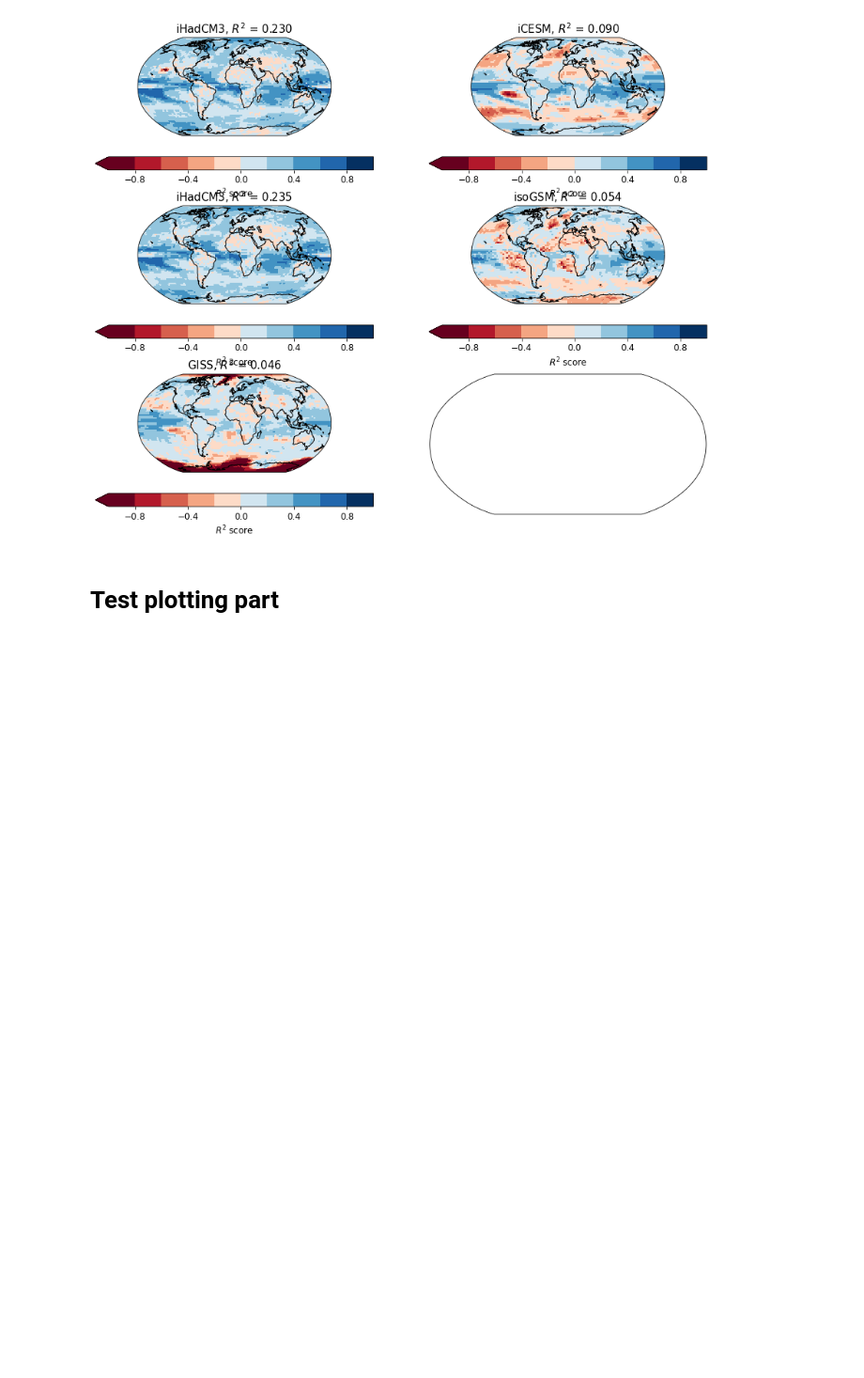
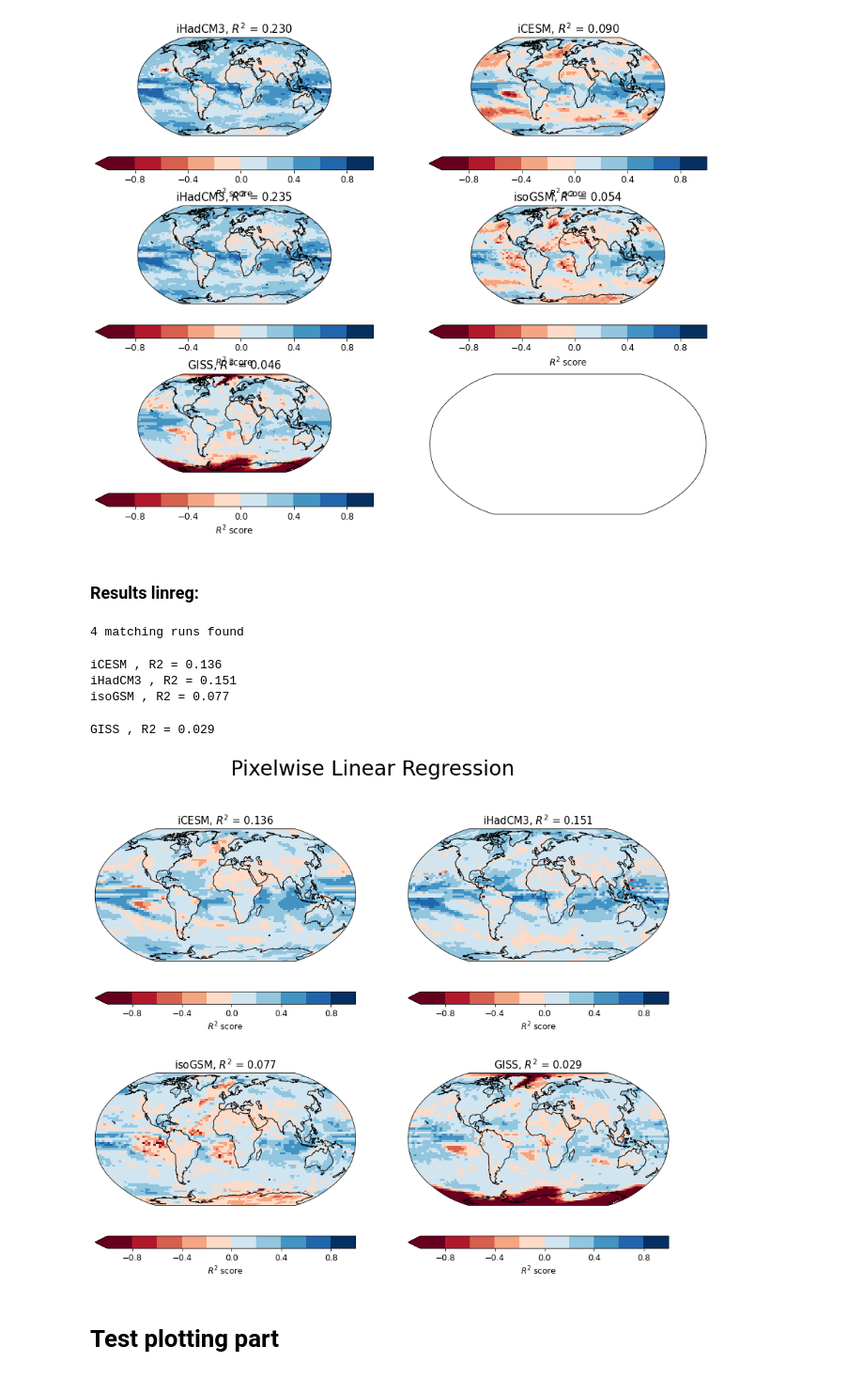
Before and after one commit to jonathanwider/isoEm, a Jupyter notebook: Test_crossprediction.ipynb, the cells around one changed output. Shown at 94% size. Drawn from its saved outputs; the diff is of its cells as text; code cells hidden in the pictures; blank space fills up the shorter version.

Commit message:
linreg baseline for crossprediction

```diff
--- a/Test_crossprediction.ipynb
+++ b/Test_crossprediction.ipynb
@@ -379,12 +444,12 @@ descriptions, predictions, gt, masks = load_data_for_comparison(output_folder, c
 # %% [output]
 5 matching runs found
 # %%
-for i in range(len(gt)):
-    print(descriptions[i]["DATASET_DESCRIPTION"]["CLIMATE_MODEL"])
-    gt_mean = np.nanmean(gt[i],axis=(0,1))
-    plt.imshow(gt_mean)
-    plt.show()
-    plt.imshow(gt[i][0,0,...] - gt_mean, vmin=-3, vmax=3, cmap="RdBu")
-    plt.show()
-    plt.imshow(predictions[i][0,0,...] - gt_mean, vmin=-3, vmax=3, cmap="RdBu")
-    plt.show()
+# for i in range(len(gt)):
+    # print(descriptions[i]["DATASET_DESCRIPTION"]["CLIMATE_MODEL"])
+    # gt_mean = np.nanmean(gt[i],axis=(0,1))
+    # plt.imshow(gt_mean)
+    # plt.show()
+    # plt.imshow(gt[i][0,0,...] - gt_mean, vmin=-3, vmax=3, cmap="RdBu")
+    # plt.show()
+    # plt.imshow(predictions[i][0,0,...] - gt_mean, vmin=-3, vmax=3, cmap="RdBu")
+    # plt.show()
@@ -459,6 +510,39 @@ plt.savefig("Images/crossprediction.png")
 plt.show()
 # %% [output]
 [figure]
+# %% [markdown]
+### Results linreg:
+# %%
+c = {
+    "DATASET_DESCRIPTION": {"TIMESCALE": "YEARLY"},
+    "MODEL_TRAINING_DESCRIPTION": {"MODEL_TYPE": "LinReg_Pixelwise"}
+}
+descriptions, predictions, gt, masks = load_data_for_comparison(output_folder, c)
+# %% [output]
+4 matching runs found
+# %%
+r2_mean = np.zeros(len(gt))
+r2 = np.zeros((len(gt), gt[0].shape[-2], gt[0].shape[-1]))
+for i in range(len(gt)):
+    mask = np.logical_or(masks[i], np.isnan(gt[i]))
+    r2[i] = get_r2(predictions[i], gt[i], mask)
+    r2_mean[i] = get_weighted_average(get_r2(predictions[i], gt[i], mask), descriptions[i]["DATASET_DESCRIPTION"])
+    print(descriptions[i]["DATASET_DESCRIPTION"]["CLIMATE_MODEL"], ", R2 = {:.3f}".format(r2_mean[i]))
+# %% [output]
+iCESM , R2 = 0.136
+iHadCM3 , R2 = 0.151
+isoGSM , R2 = 0.077
+GISS , R2 = 0.029
+# %%
+fig, ax = plt.subplots(nrows=2, ncols=2, subplot_kw={'projection': r2_style["PROJECTION"]}, figsize=r2_style["FIGSIZE"])
+for i in range(len(gt)):
+    plot_map(ax[i//2,i%2], r2[i], descriptions[i]["DATASET_DESCRIPTION"], r2_style,
+             title=descriptions[i]["DATASET_DESCRIPTION"]["CLIMATE_MODEL"]+r", $R^2$ = {:.3f}".format(r2_mean[i]))
+
+fig.suptitle("Pixelwise Linear Regression", fontsize=30)
+plt.show()
+# %% [output]
+[figure, added]
 # %% [markdown]
 # Test plotting part
 # %%
```
Also changed, not shown: parts of 9 cells of this notebook, 1 other file.
